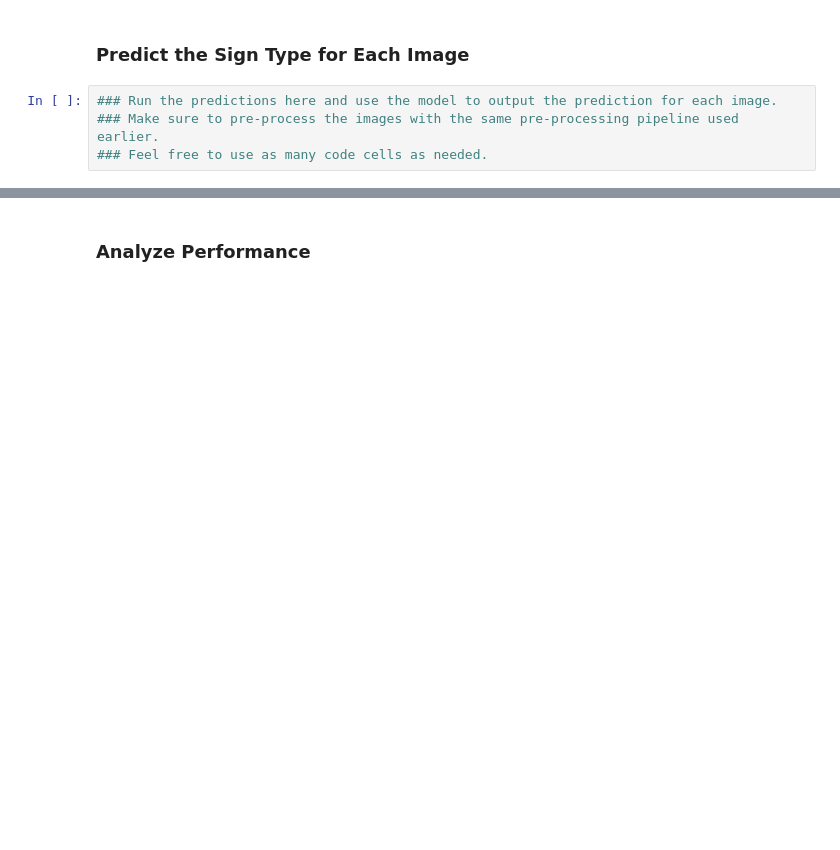
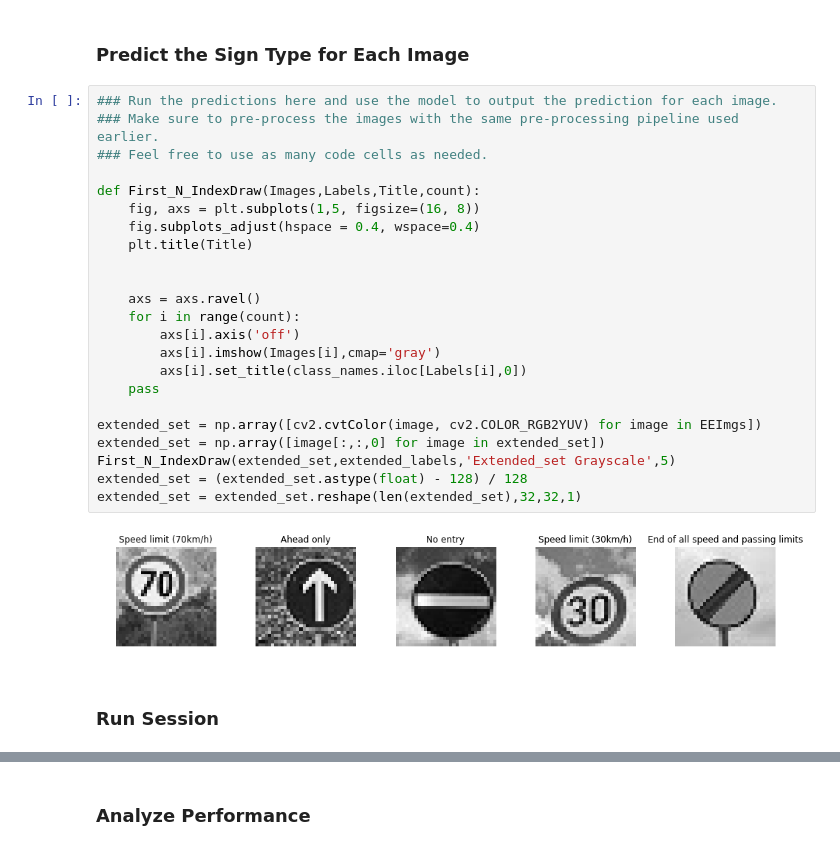
Before and after one commit to Kaarmaa/CarND-Traffic-Sign-Classifier-Project, a Jupyter notebook: Traffic_Sign_Classifier.ipynb, the cells around one changed output, grey strips where cells are left out. Drawn from its saved outputs; the diff is of its cells as text; blank space fills up the shorter version.

```diff
--- a/Traffic_Sign_Classifier.ipynb
+++ b/Traffic_Sign_Classifier.ipynb
@@ -377,4 +453,27 @@ You may find `signnames.csv` useful as it contains mappings from the class id (i
 # %%
 ### Run the predictions here and use the model to output the prediction for each image.
 ### Make sure to pre-process the images with the same pre-processing pipeline used earlier.
 ### Feel free to use as many code cells as needed.
+
+def First_N_IndexDraw(Images,Labels,Title,count):
+    fig, axs = plt.subplots(1,5, figsize=(16, 8))
+    fig.subplots_adjust(hspace = 0.4, wspace=0.4)
+    plt.title(Title)
+
+
+    axs = axs.ravel()
+    for i in range(count):
+        axs[i].axis('off')
+        axs[i].imshow(Images[i],cmap='gray')
+        axs[i].set_title(class_names.iloc[Labels[i],0])
+    pass
+
+extended_set = np.array([cv2.cvtColor(image, cv2.COLOR_RGB2YUV) for image in EEImgs])
+extended_set = np.array([image[:,:,0] for image in extended_set])
+First_N_IndexDraw(extended_set,extended_labels,'Extended_set Grayscale',5)
+extended_set = (extended_set.astype(float) - 128) / 128
+extended_set = extended_set.reshape(len(extended_set),32,32,1)
+# %% [output]
+[figure, added]
+# %% [markdown]
+### Run Session
```
Also changed, not shown: parts of 17 cells of this notebook, 5 other files.
